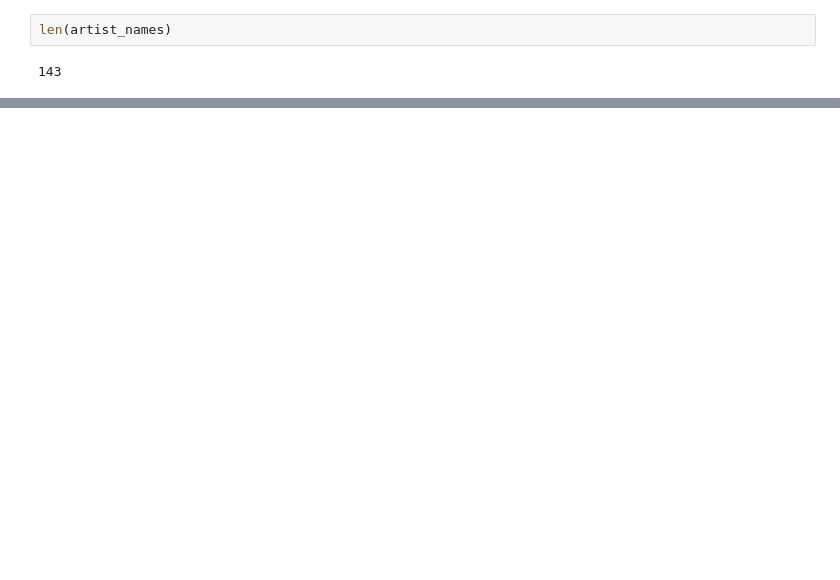
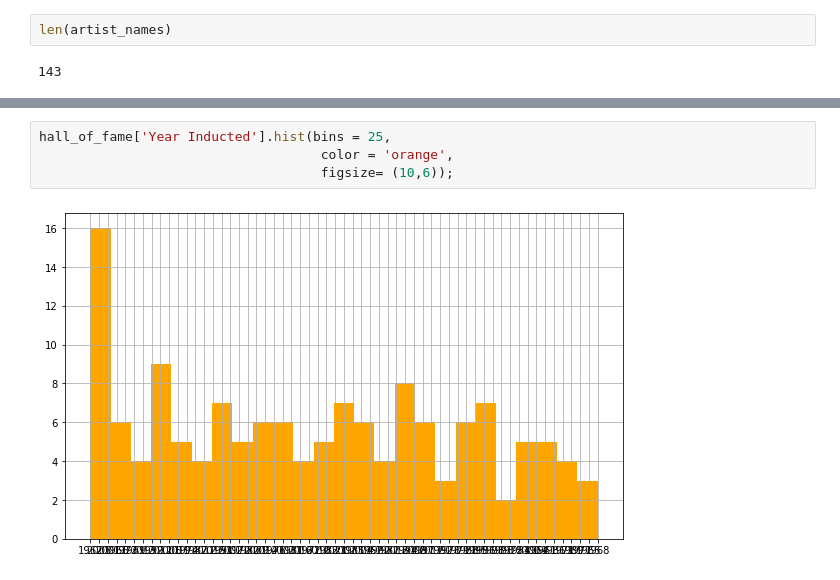
Before and after one commit to latestnight/country_music_hof-latestnight, a Jupyter notebook: country_music.ipynb, the cells around one changed output, grey strips where cells are left out. Drawn from its saved outputs; the diff is of its cells as text; blank space fills up the shorter version.

```diff
--- a/country_music.ipynb
+++ b/country_music.ipynb
@@ -160,0 +150,6 @@ artists1 = pd.DataFrame[[artist_names + years]]
+# %%
+hall_of_fame['Year Inducted'].hist(bins = 25,
+                                    color = 'orange',
+                                    figsize= (10,6));
+# %% [output]
+[figure, added]
```
Also changed, not shown: parts of 27 cells of this notebook.
